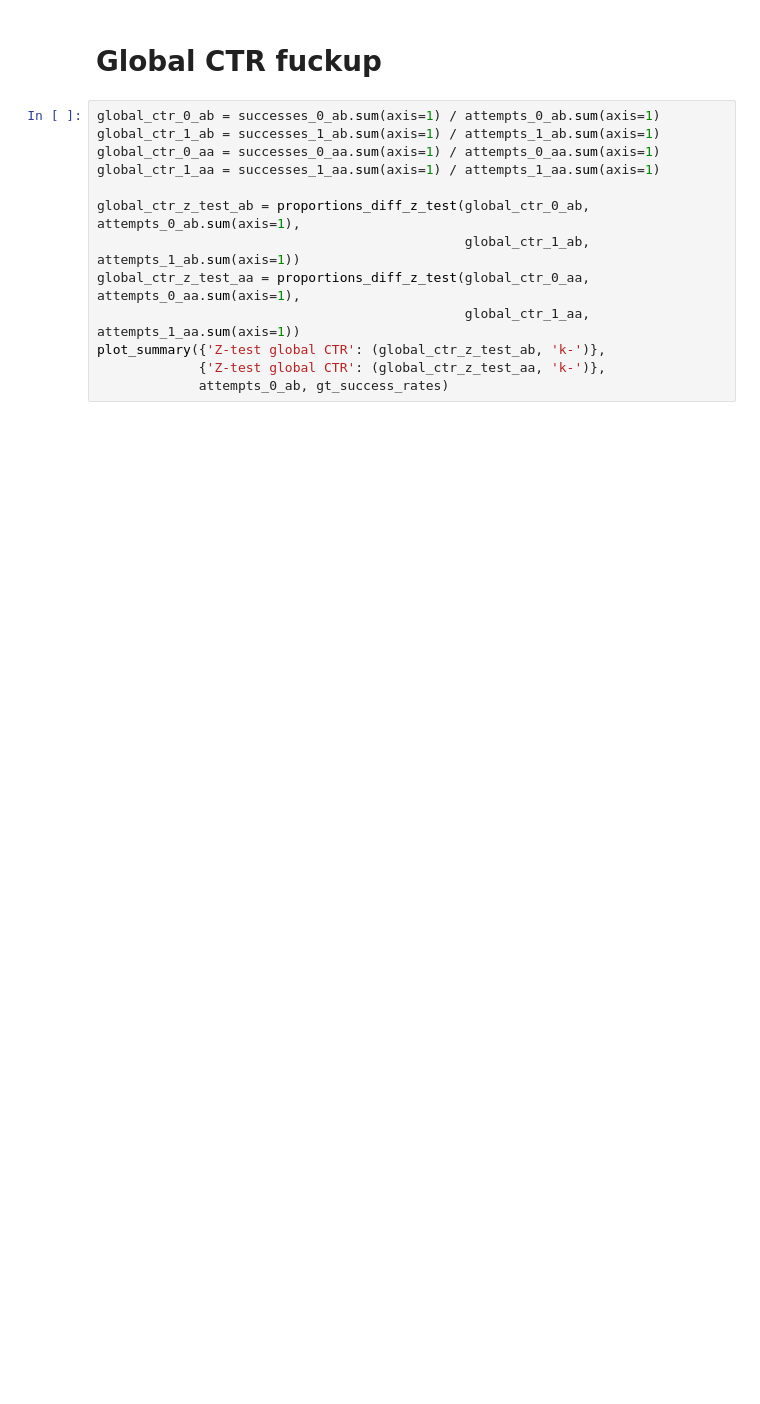
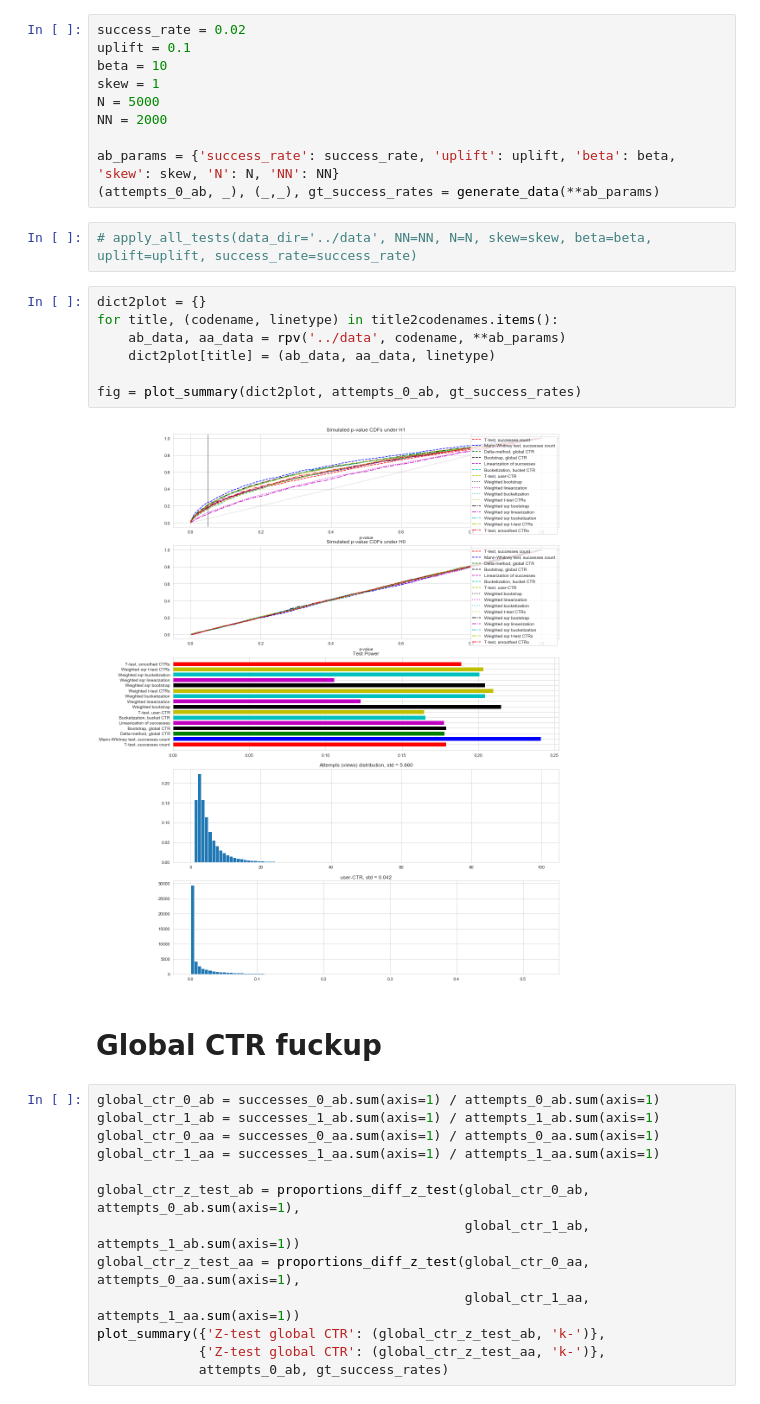
Before and after one commit to marnikitta/stattests, a Jupyter notebook: notebooks/all_experiments.ipynb, the cells around one changed output. Saved outputs shown, nothing was run; the diff lists cells and outputs as text; blank space fills up the shorter version.

```diff
--- a/notebooks/all_experiments.ipynb
+++ b/notebooks/all_experiments.ipynb
@@ -128,3 +18,24 @@ fig = plot_summary({'T-test, successes count': (ttest_successes_count_ab, 'r--')
+# %%
+success_rate = 0.02
+uplift = 0.1
+beta = 10
+skew = 1
+N = 5000
+NN = 2000
+
+ab_params = {'success_rate': success_rate, 'uplift': uplift, 'beta': beta, 'skew': skew, 'N': N, 'NN': NN}
+(attempts_0_ab, _), (_,_), gt_success_rates = generate_data(**ab_params)
+# %%
+# apply_all_tests(data_dir='../data', NN=NN, N=N, skew=skew, beta=beta, uplift=uplift, success_rate=success_rate)
+# %%
+dict2plot = {}
+for title, (codename, linetype) in title2codenames.items():
+    ab_data, aa_data = rpv('../data', codename, **ab_params)
+    dict2plot[title] = (ab_data, aa_data, linetype)
+
+fig = plot_summary(dict2plot, attempts_0_ab, gt_success_rates)
+# %% [output]
+[figure, added]
 # %% [markdown]
 # Global CTR fuckup
 # %%
```
Also changed, not shown: parts of 4 cells of this notebook, 36 other files.
